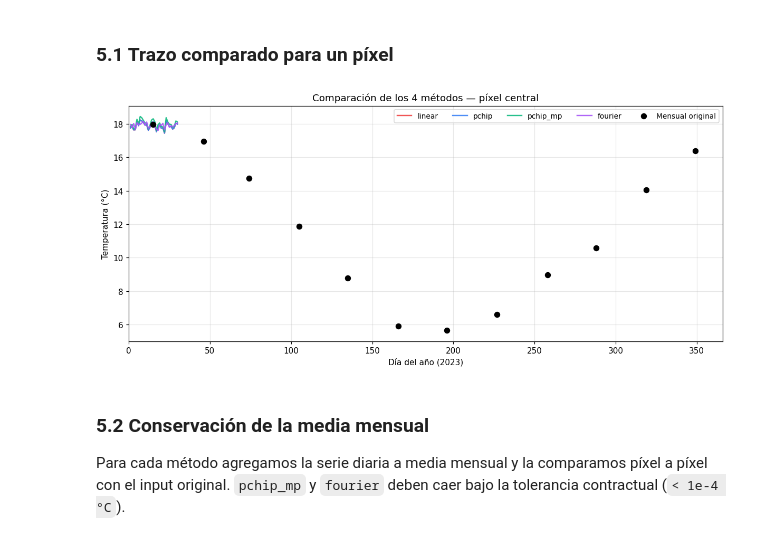
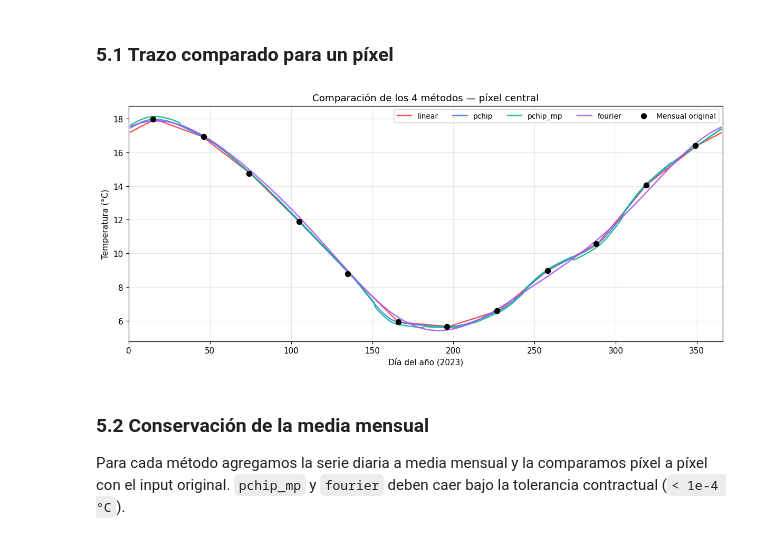
Before and after one commit to djwillichile/tempify, a Jupyter notebook: docs/tutorials/01-getting-started.ipynb, the cells around one changed output. Drawn from its saved outputs; the diff is of its cells as text; code cells hidden in the pictures.

```diff
--- a/docs/tutorials/01-getting-started.ipynb
+++ b/docs/tutorials/01-getting-started.ipynb
@@ -221,11 +221,11 @@ monthly_input = np.array([
     float(xr.open_dataarray(
         DATA_DIR / f"wc2.1_2.5m_tavg_{m:02d}.tif",
         engine="rasterio",
-    ).squeeze("band", drop=True).values[15, 15])
+    ).squeeze("band", drop=True).isel(y=15, x=15).item())
     for m in range(1, 13)
 ])
 midpoint_doy = [int(_dt.date(2023, m, 15).timetuple().tm_yday) for m in range(1, 13)]
-daily_pixel = daily.values[:, 15, 15]
+daily_pixel = daily.isel(y=15, x=15).values
 doy = np.arange(1, len(daily_pixel) + 1)
 
 fig, ax = plt.subplots(figsize=(11, 4.5), dpi=110)
@@ -243,0 +248,7 @@ plt.show()
+# %%
+nc_path = result.outputs[0]
+print(f"Archivo: {nc_path}")
+print(f"Tamaño: {nc_path.stat().st_size / 1024:.1f} KB")
+print()
+daily_out = xr.load_dataarray(nc_path)
+print(daily_out)
@@ -261,7 +360,7 @@ METHOD_COLORS = {
 }
 
 results: dict[str, object] = {}
-daily_per_method: dict[str, np.ndarray] = {}
+daily_per_method: dict[str, xr.DataArray] = {}
 
 for method in METHOD_COLORS:
     out_dir = Path("out") / "compare" / method
@@ -275,7 +374,7 @@ for method in METHOD_COLORS:
     )
     res = TempifyPipeline(cfg_m).run(DATA_DIR)
     results[method] = res
-    daily_per_method[method] = xr.load_dataarray(res.outputs[0]).values
+    daily_per_method[method] = xr.load_dataarray(res.outputs[0])
 
 print("Ejecutados los 4 métodos.")
 # %% [output]
@@ -285,19 +384,19 @@ Ejecutados los 4 métodos.
 # %%
 fig, ax = plt.subplots(figsize=(11, 5.0), dpi=110)
 for method, color in METHOD_COLORS.items():
-    series = daily_per_method[method][:, 15, 15]
+    series = daily_per_method[method].isel(y=15, x=15).values
     ax.plot(doy, series, color=color, linewidth=1.6, label=method, alpha=0.9)
 ax.scatter(midpoint_doy, monthly_input, color="black", zorder=5, s=42, label="Mensual original")
 ax.set_xlabel("Día del año (2023)")
 ax.set_ylabel("Temperatura (°C)")
 ax.set_title("Comparación de los 4 métodos — píxel central")
 ax.set_xlim(0, 366)
 ax.grid(alpha=0.3)
 ax.legend(loc="upper right", ncol=5, fontsize=9)
 plt.tight_layout()
 plt.show()
 # %% [output]
-[figure, old version]
+[figure, new version]
 # %% [markdown]
 ### 5.2 Conservación de la media mensual
 
```
Also changed, not shown: parts of 11 cells of this notebook.
